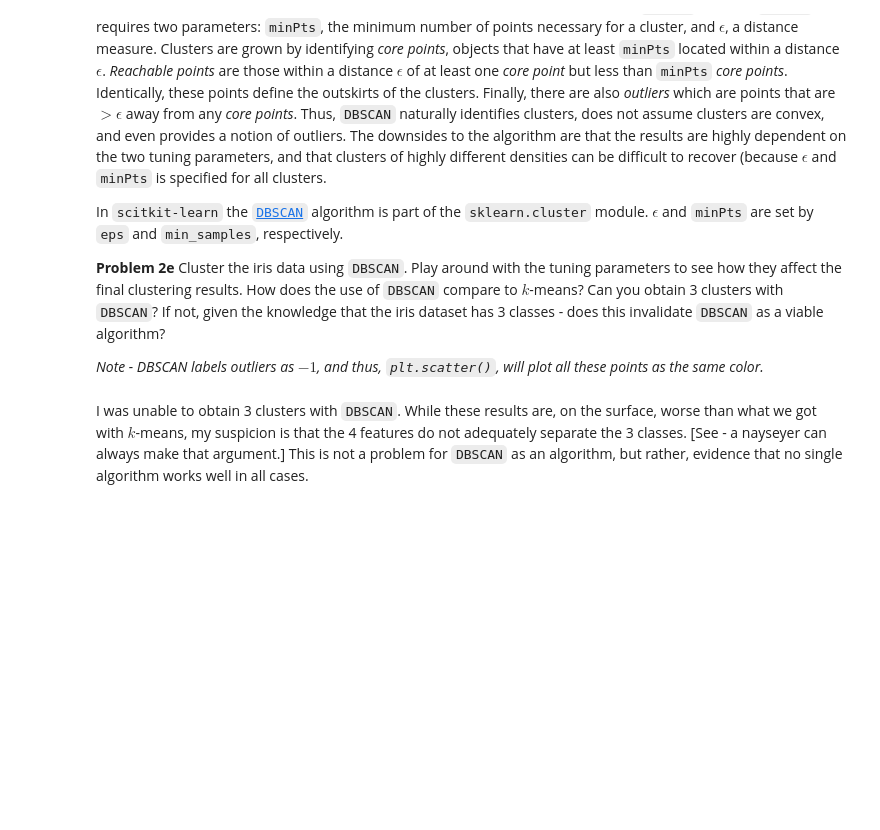
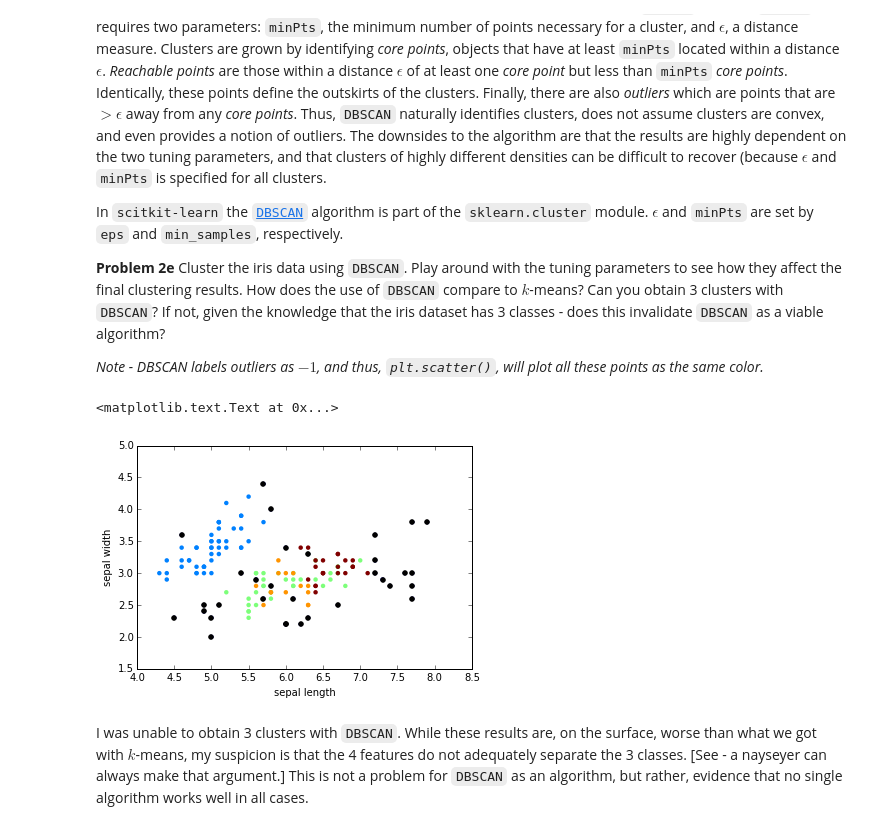
Before and after one commit to d-giles/LSSTC-DSFP-Sessions, a Jupyter notebook: Session1/Day4/IntroToMachineLearning.ipynb, the cells around one changed output. Saved outputs shown, nothing was run; the diff lists cells and outputs as text; code cells hidden in the pictures; blank space fills up the shorter version.

```diff
--- a/Session1/Day4/IntroToMachineLearning.ipynb
+++ b/Session1/Day4/IntroToMachineLearning.ipynb
@@ -218,18 +253,21 @@ In `scitkit-learn` the
 # %%
 from sklearn.cluster import DBSCAN
 
-dbs = DBSCAN( # complete
-dbs.fit( # complete
+dbs = DBSCAN(eps=.4,min_samples=5) # complete
+dbs.fit(iris.data) # complete
 
-dbs_outliers = # complete
+dbs_outliers = dbs.labels_==-1
 
 plt.figure()
-plt.scatter( # complete
-plt.scatter( # complete
+plt.scatter(iris.data[:,0],iris.data[:,1],c=dbs.labels_,cmap='jet',edgecolors='none') # complete
+plt.scatter(iris.data[:,0][dbs_outliers],iris.data[:,1][dbs_outliers],c='k')
 
 
 plt.xlabel('sepal length')
 plt.ylabel('sepal width')
+# %% [output]
+<matplotlib.text.Text at 0x...>
+[figure, added]
 # %% [markdown]
 I was unable to obtain 3 clusters with `DBSCAN`. While these results are, on the surface, worse than what we got with $k$-means, my suspicion is that the 4 features do not adequately separate the 3 classes. [See - a nayseyer can always make that argument.] This is not a problem for `DBSCAN` as an algorithm, but rather, evidence that no single algorithm works well in all cases.
 # %% [markdown]
```
Also changed, not shown: parts of 8 cells of this notebook.
